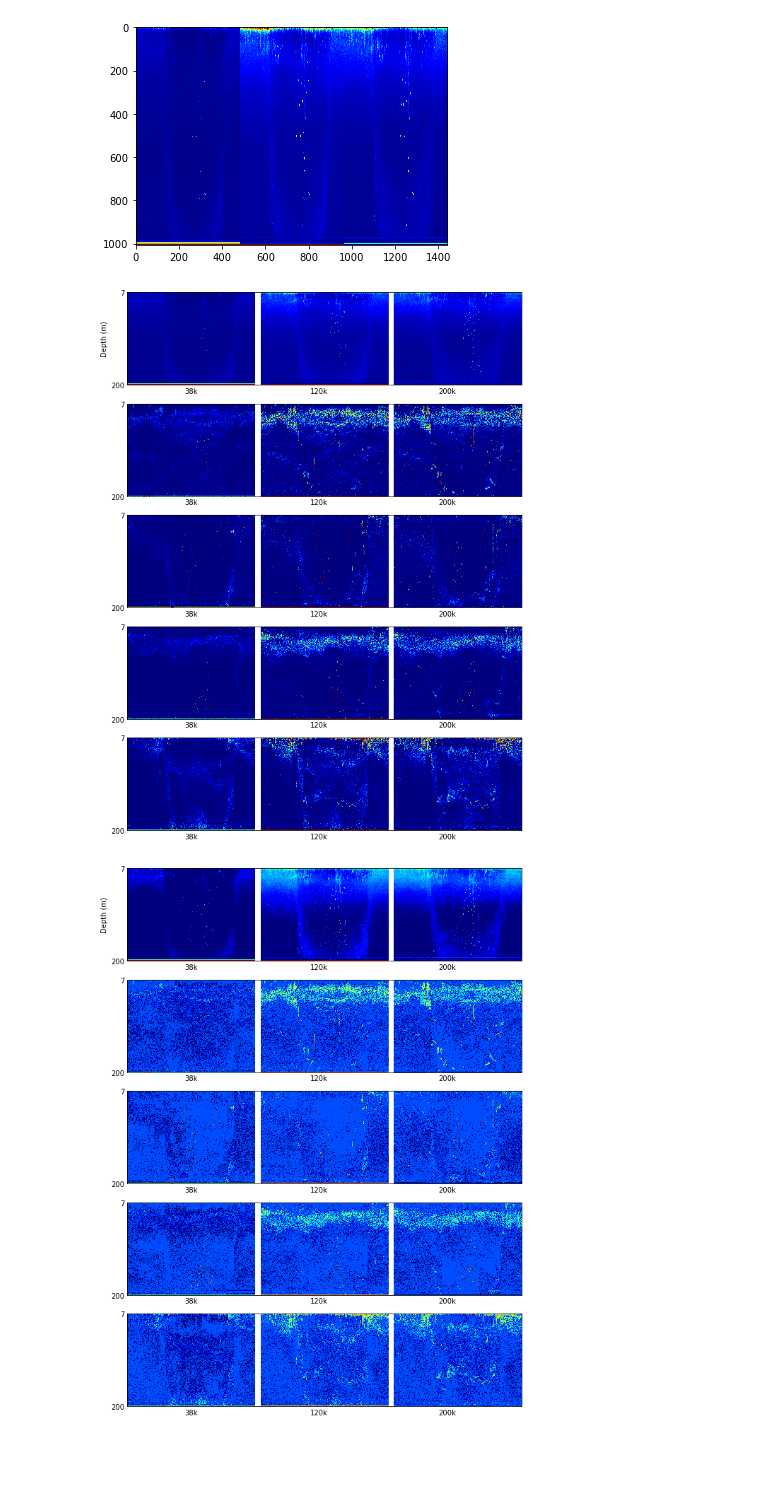
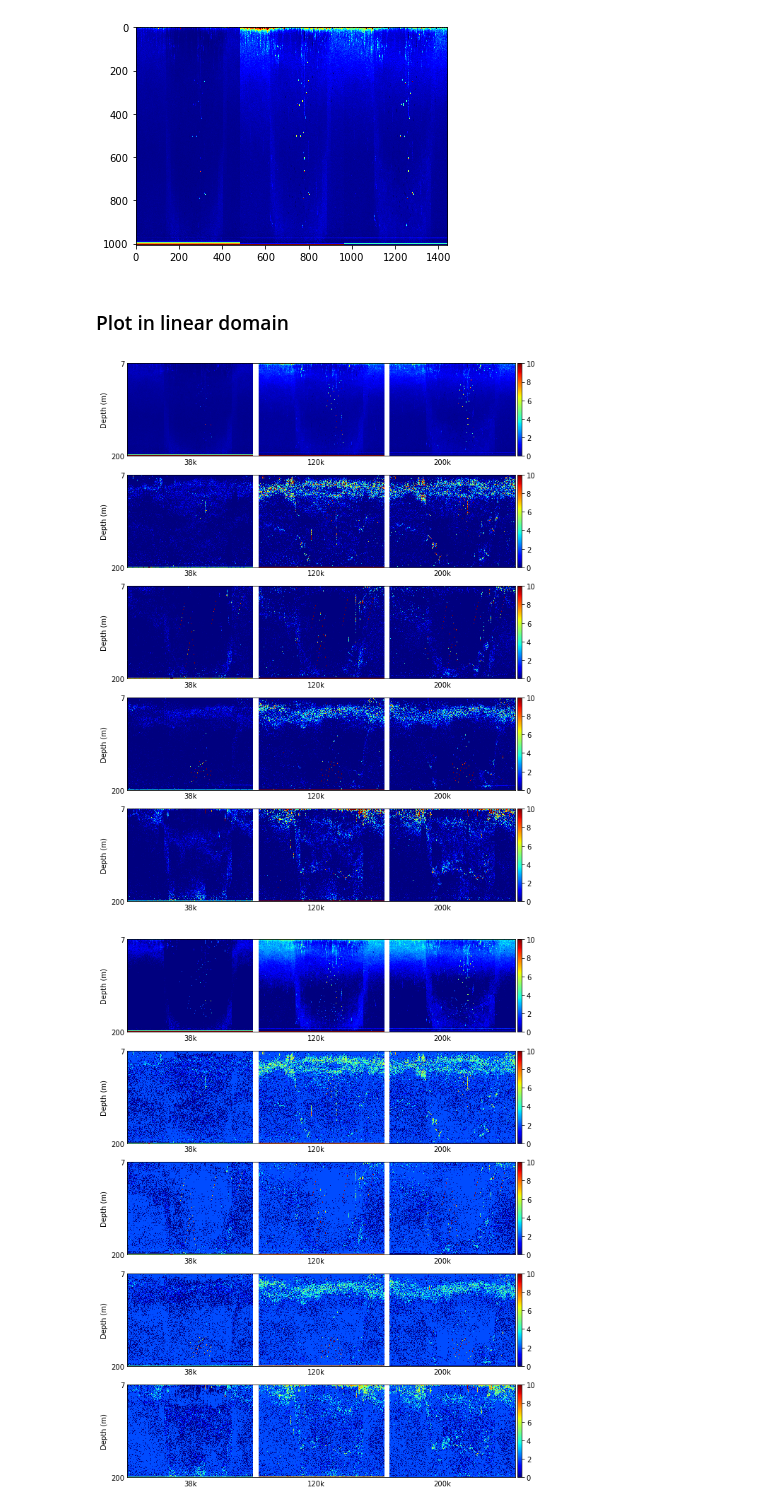
Before and after one commit to valentina-s/ooi_sonar, a Jupyter notebook: NMF on linear scale.ipynb, the cells around one changed output. Drawn from its saved outputs; the diff is of its cells as text; code cells hidden in the pictures; blank space fills up the shorter version.

Commit message:
add color bar in output

```diff
--- a/NMF on linear scale.ipynb
+++ b/NMF on linear scale.ipynb
@@ -218,6 +218,8 @@ V_nmf_lin_nozero = V_nmf_lin
 V_nmf_lin_nozero[V_nmf_lin_nozero==0]=1e-30  # avoid inf issue with log
 # %%
 V_nmf_lin_log = np.log10(V_nmf_lin_nozero)
+# %% [markdown]
+### Plot in linear domain
 # %%
 # Colormap
 v_cmax = 10
@@ -233,7 +235,7 @@ for c in range(num_comp):
     cstd = np.std(V_nmf_lin[c,:,:])
     cmin = max((0,cmean-2*cstd))
     cmax = min((np.max(V_nmf[c,:,:]),cmean+4*cstd))
-    ax[c].imshow(np.concatenate((V_nmf_lin[c,0:480,:],nan_insert,\
+    im = ax[c].imshow(np.concatenate((V_nmf_lin[c,0:480,:],nan_insert,\
                                     V_nmf_lin[c,480:960,:],nan_insert,\
                                     V_nmf_lin[c,960:-1,:])).T,\
                     aspect='auto',vmax=v_cmax,vmin=v_cmin)
@@ -242,9 +244,13 @@ for c in range(num_comp):
     ax[c].tick_params('both', length=0)
     ax[c].set_yticks((0,depth_bin_num))
     ax[c].set_yticklabels([str(np.int_(depth_min)),str(depth_max)])
-    if c==0:
-        ax[c].set_ylabel('Depth (m)')
+    ax[c].set_ylabel('Depth (m)')
+
+    divider = make_axes_locatable(ax[c])
+    cax = divider.append_axes("right", size="1%", pad=0.05)
+    cbar = plt.colorbar(im,cax=cax)
+    cbar.ax.tick_params(labelsize=10)
 fig.set_figwidth(10)
 fig.set_figheight(14)
 # %% [output]
-[figure, old version]
+[figure, new version]
@@ -251,30 +259,34 @@ fig.set_figheight(14)
 # %%
 # Colormap
 v_cmax = 2
 v_cmin = -0.5
 
 # Plot in log domain
 nan_insert = np.empty((20,depth_bin_num))
 nan_insert[:] = np.nan
 
 fig,ax=plt.subplots(5,1,sharey=True)
 for c in range(num_comp):
     cmean = np.mean(V_nmf_lin_log[c,:,:])
     cstd = np.std(V_nmf_lin_log[c,:,:])
     cmin = max((0,cmean-2*cstd))
     cmax = min((np.max(V_nmf[c,:,:]),cmean+4*cstd))
     ax[c].imshow(np.concatenate((V_nmf_lin_log[c,0:480,:],nan_insert,\
                                     V_nmf_lin_log[c,480:960,:],nan_insert,\
                                     V_nmf_lin_log[c,960:-1,:])).T,\
                     aspect='auto',vmax=v_cmax,vmin=v_cmin)
     ax[c].set_xticks((240,720,1200))
     ax[c].set_xticklabels(['38k','120k','200k'])
     ax[c].tick_params('both', length=0)
     ax[c].set_yticks((0,depth_bin_num))
     ax[c].set_yticklabels([str(np.int_(depth_min)),str(depth_max)])
-    if c==0:
-        ax[c].set_ylabel('Depth (m)')
+    ax[c].set_ylabel('Depth (m)')
+
+    divider = make_axes_locatable(ax[c])
+    cax = divider.append_axes("right", size="1%", pad=0.05)
+    cbar = plt.colorbar(im,cax=cax)
+    cbar.ax.tick_params(labelsize=10)
 fig.set_figwidth(10)
 fig.set_figheight(14)
 # %% [output]
-[figure, old version]
+[figure, new version]
```
Also changed, not shown: parts of 1 cell of this notebook, 1 other file.
